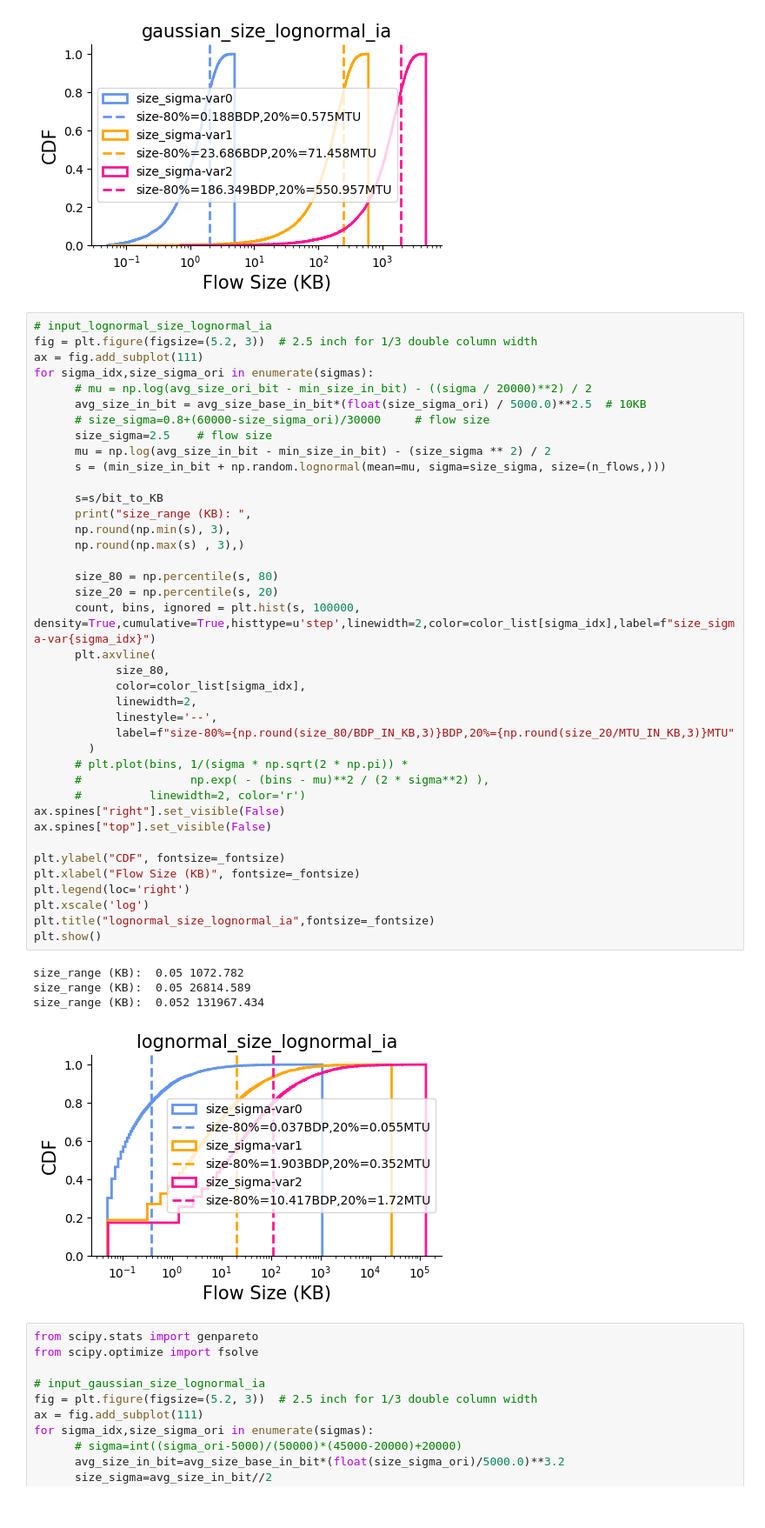
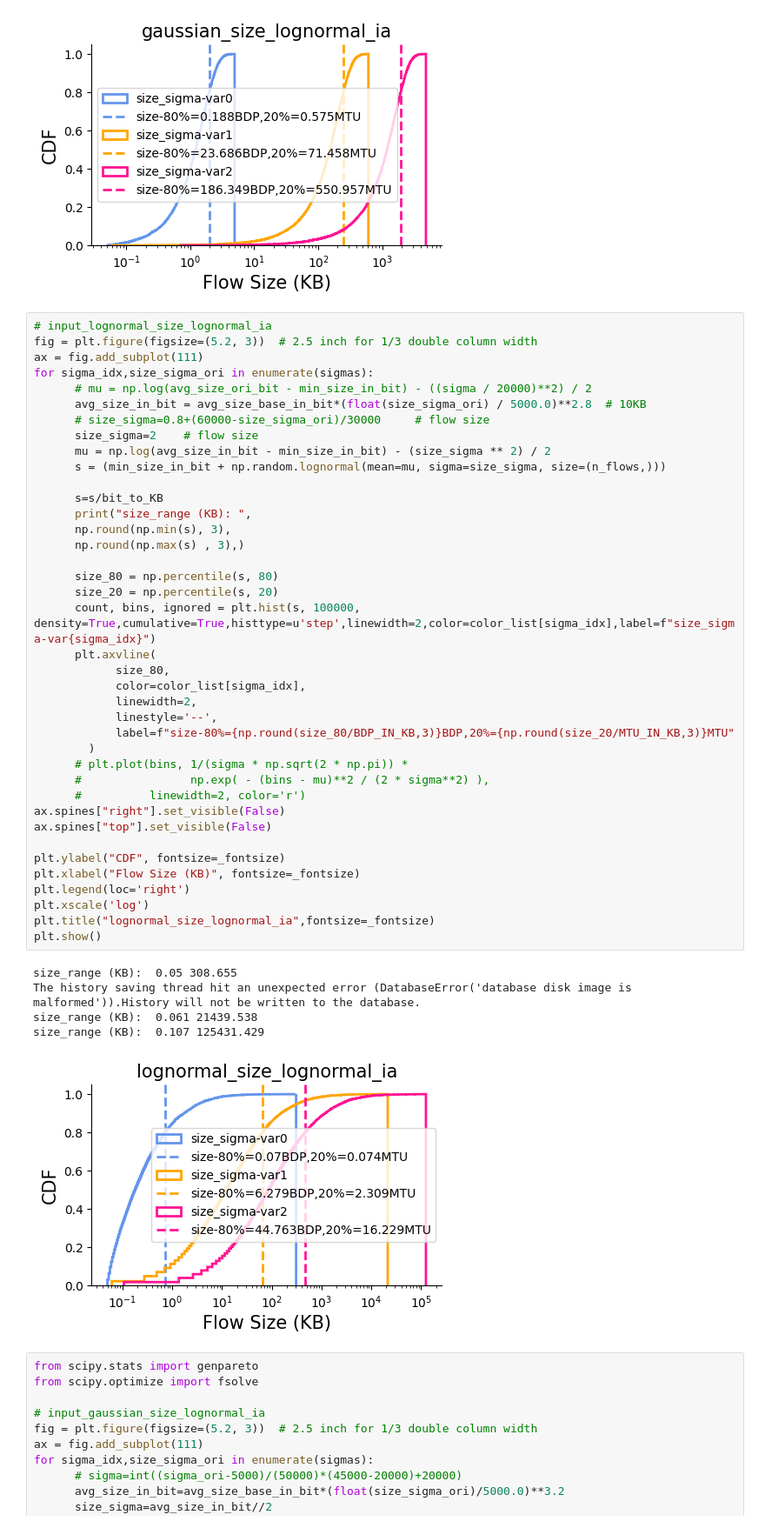
Before and after one commit to kwzhao/High-Precision-Congestion-Control, a Jupyter notebook: traffic_gen/plt_data.ipynb, the cells around one changed output. Shown at 87% size. Saved outputs shown, nothing was run; the diff lists cells and outputs as text.

```diff
--- a/traffic_gen/plt_data.ipynb
+++ b/traffic_gen/plt_data.ipynb
@@ -124,44 +124,45 @@ fig = plt.figure(figsize=(5.2, 3))  # 2.5 inch for 1/3 double column width
 ax = fig.add_subplot(111)
 for sigma_idx,size_sigma_ori in enumerate(sigmas):
       # mu = np.log(avg_size_ori_bit - min_size_in_bit) - ((sigma / 20000)**2) / 2
-      avg_size_in_bit = avg_size_base_in_bit*(float(size_sigma_ori) / 5000.0)**2.5  # 10KB
+      avg_size_in_bit = avg_size_base_in_bit*(float(size_sigma_ori) / 5000.0)**2.8  # 10KB
       # size_sigma=0.8+(60000-size_sigma_ori)/30000     # flow size
-      size_sigma=2.5    # flow size
+      size_sigma=2    # flow size
       mu = np.log(avg_size_in_bit - min_size_in_bit) - (size_sigma ** 2) / 2
       s = (min_size_in_bit + np.random.lognormal(mean=mu, sigma=size_sigma, size=(n_flows,)))
 
       s=s/bit_to_KB
       print("size_range (KB): ",
       np.round(np.min(s), 3),
       np.round(np.max(s) , 3),)
 
       size_80 = np.percentile(s, 80)
       size_20 = np.percentile(s, 20)
       count, bins, ignored = plt.hist(s, 100000, density=True,cumulative=True,histtype=u'step',linewidth=2,color=color_list[sigma_idx],label=f"size_sigma-var{sigma_idx}")
       plt.axvline(
             size_80,
             color=color_list[sigma_idx],
             linewidth=2,
             linestyle='--',
             label=f"size-80%={np.round(size_80/BDP_IN_KB,3)}BDP,20%={np.round(size_20/MTU_IN_KB,3)}MTU"
         )
       # plt.plot(bins, 1/(sigma * np.sqrt(2 * np.pi)) *
       #                np.exp( - (bins - mu)**2 / (2 * sigma**2) ),
       #          linewidth=2, color='r')
 ax.spines["right"].set_visible(False)
 ax.spines["top"].set_visible(False)
 
 plt.ylabel("CDF", fontsize=_fontsize)
 plt.xlabel("Flow Size (KB)", fontsize=_fontsize)
 plt.legend(loc='right')
 plt.xscale('log')
 plt.title("lognormal_size_lognormal_ia",fontsize=_fontsize)
 plt.show()
 # %% [output]
-size_range (KB):  0.05 1072.782
-size_range (KB):  0.05 26814.589
-size_range (KB):  0.052 131967.434
+size_range (KB):  0.05 308.655
+The history saving thread hit an unexpected error (DatabaseError('database disk image is malformed')).History will not be written to the database.
+size_range (KB):  0.061 21439.538
+size_range (KB):  0.107 125431.429
-[figure, old version]
+[figure, new version]
 # %%
 from scipy.stats import genpareto
 from scipy.optimize import fsolve
```
Also changed, not shown: 1 other file.
